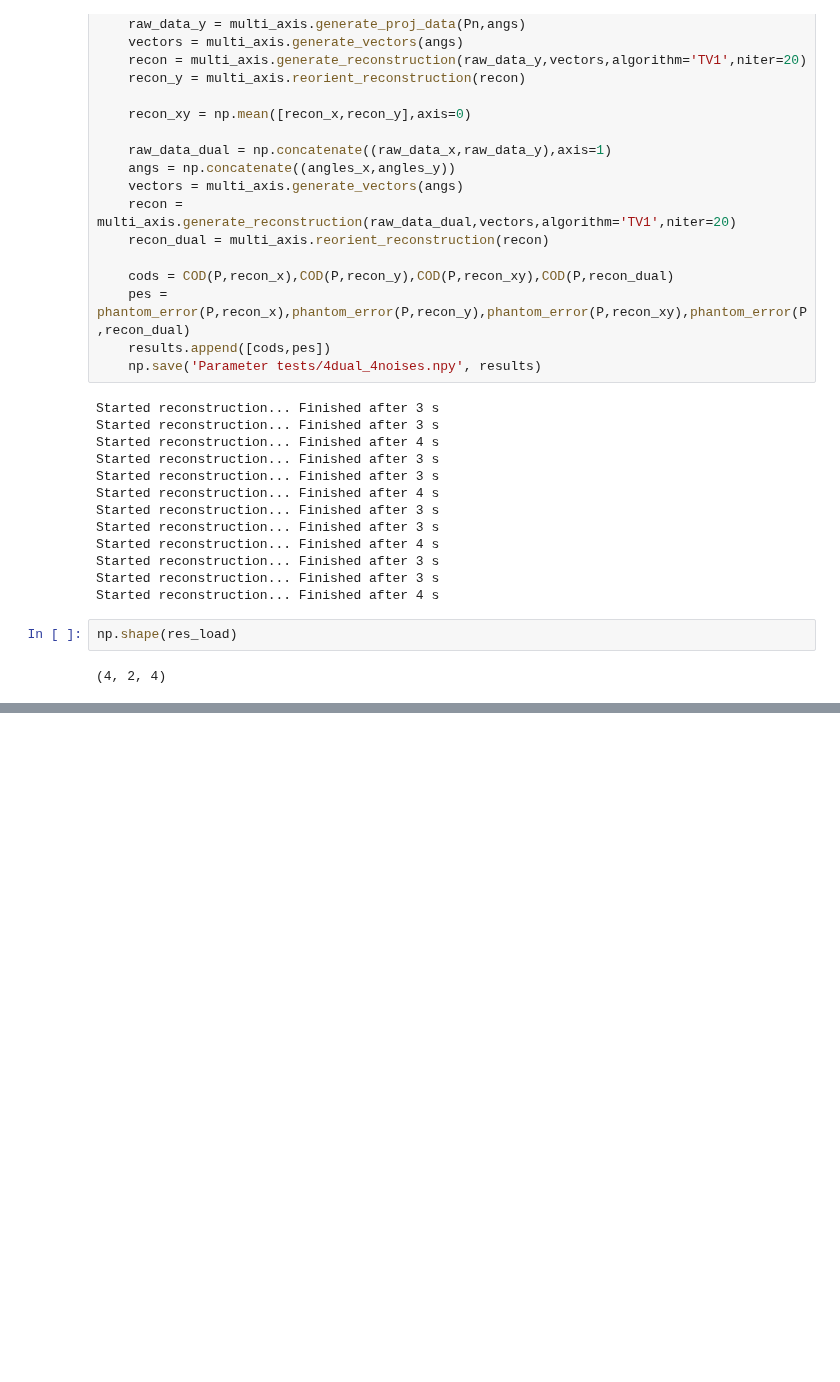
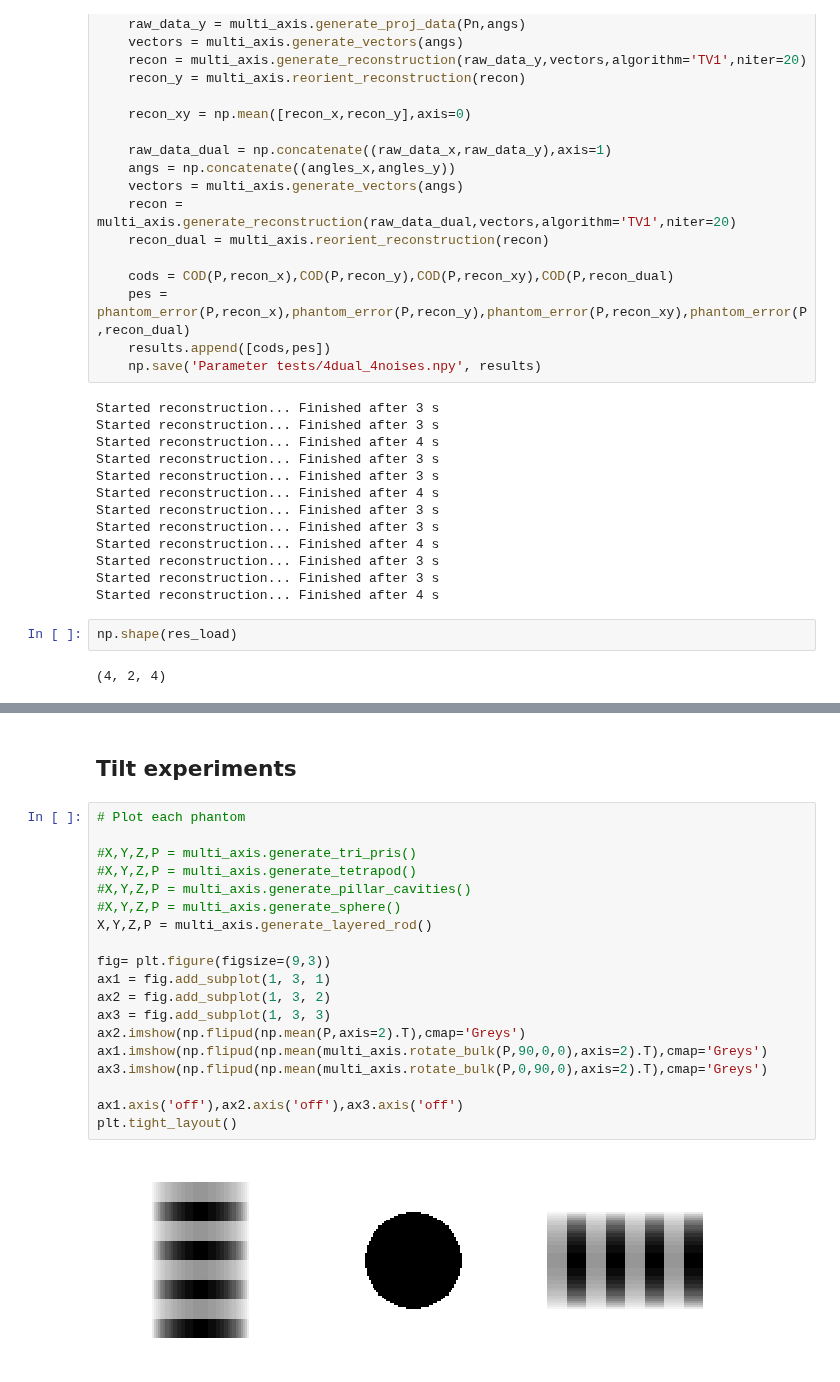
Before and after one commit to grlewis333/phd-work, a Jupyter notebook: multi-axis-tomo/scalar-rot-proj.ipynb, the cells around one changed output, grey strips where cells are left out. Saved outputs shown, nothing was run; the diff lists cells and outputs as text; blank space fills up the shorter version.

Commit message:
added phantoms and angle schemes

```diff
--- a/multi-axis-tomo/scalar-rot-proj.ipynb
+++ b/multi-axis-tomo/scalar-rot-proj.ipynb
@@ -542,0 +440,23 @@ plt.xlim([.08,120])
+# %% [markdown]
+## Tilt experiments
+# %%
+# Plot each phantom
+
+#X,Y,Z,P = multi_axis.generate_tri_pris()
+#X,Y,Z,P = multi_axis.generate_tetrapod()
+#X,Y,Z,P = multi_axis.generate_pillar_cavities()
+#X,Y,Z,P = multi_axis.generate_sphere()
+X,Y,Z,P = multi_axis.generate_layered_rod()
+
+fig= plt.figure(figsize=(9,3))
+ax1 = fig.add_subplot(1, 3, 1)
+ax2 = fig.add_subplot(1, 3, 2)
+ax3 = fig.add_subplot(1, 3, 3)
+ax2.imshow(np.flipud(np.mean(P,axis=2).T),cmap='Greys')
+ax1.imshow(np.flipud(np.mean(multi_axis.rotate_bulk(P,90,0,0),axis=2).T),cmap='Greys')
+ax3.imshow(np.flipud(np.mean(multi_axis.rotate_bulk(P,0,90,0),axis=2).T),cmap='Greys')
+
+ax1.axis('off'),ax2.axis('off'),ax3.axis('off')
+plt.tight_layout()
+# %% [output]
+[figure, added]
```
Also changed, not shown: parts of 5 cells of this notebook, 1 other file.
